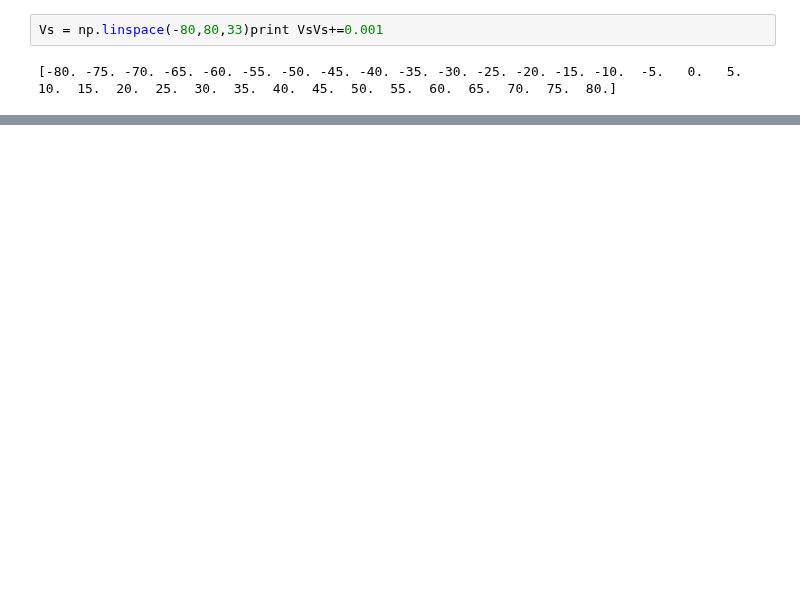
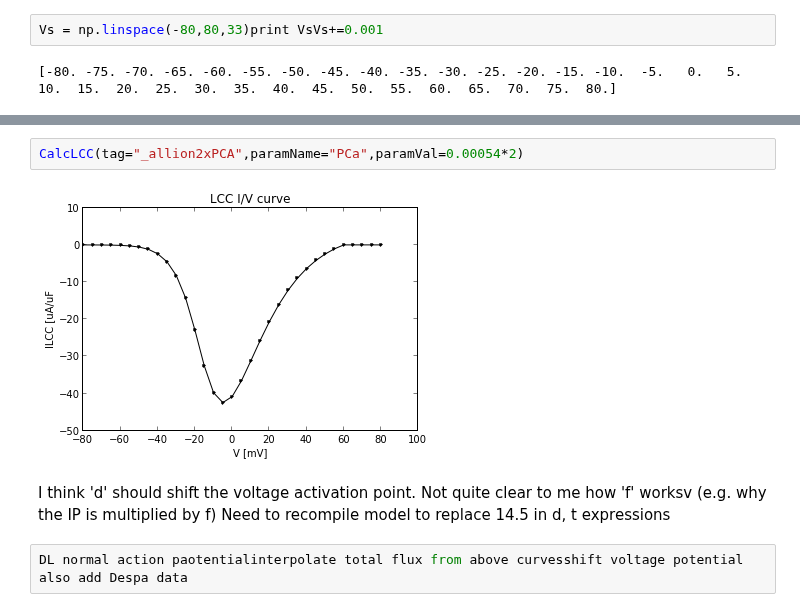
Before and after one commit to huskeypm/wholecell, a Jupyter notebook: LCC.ipynb, the cells around one changed output, grey strips where cells are left out. Saved outputs shown, nothing was run; the diff lists cells and outputs as text; blank space fills up the shorter version.

```diff
--- a/LCC.ipynb
+++ b/LCC.ipynb
@@ -16,0 +24,8 @@ plt.plot(Vs,peaks,'k-')plt.plot(Vs,peaks,'k.')plt.xlabel("V [mV]")plt.ylabel("IL
+# %%
+CalcLCC(tag="_allion2xPCA",paramName="PCa",paramVal=0.00054*2)
+# %% [output]
+[figure, added]
+# %% [markdown]
+I think 'd' should shift the voltage activation point. Not quite clear to me how 'f' worksv (e.g. why the IP is multiplied by f) Need to recompile model to replace 14.5 in d, t expressions
+# %%
+DL normal action paotentialinterpolate total flux from above curvesshift voltage potential also add Despa data
```
Also changed, not shown: parts of 5 cells of this notebook, 3 other files.
